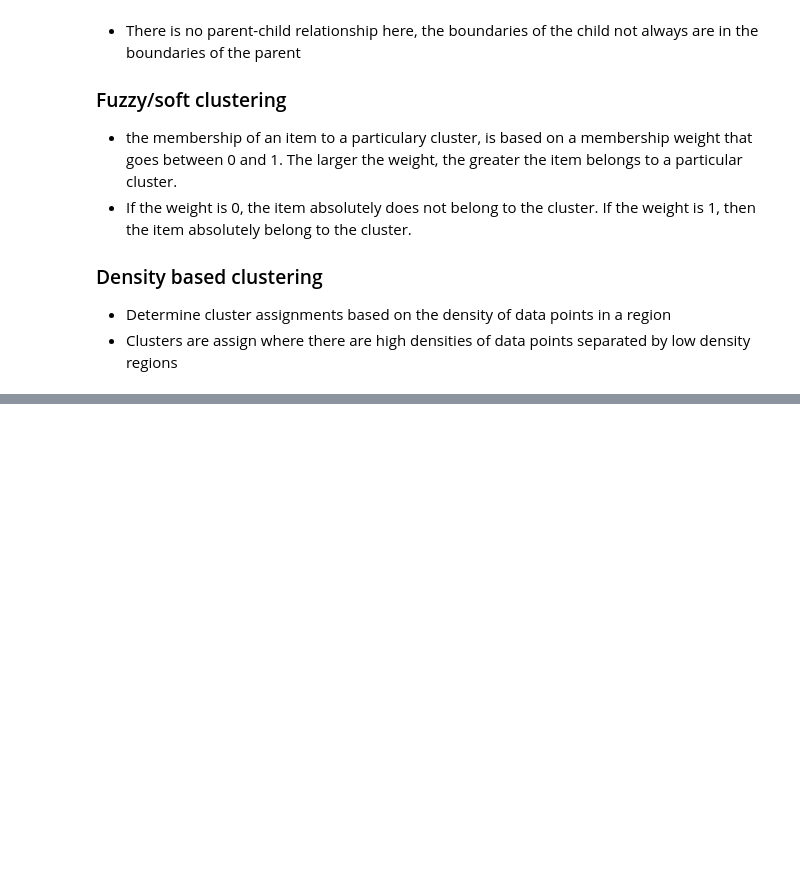
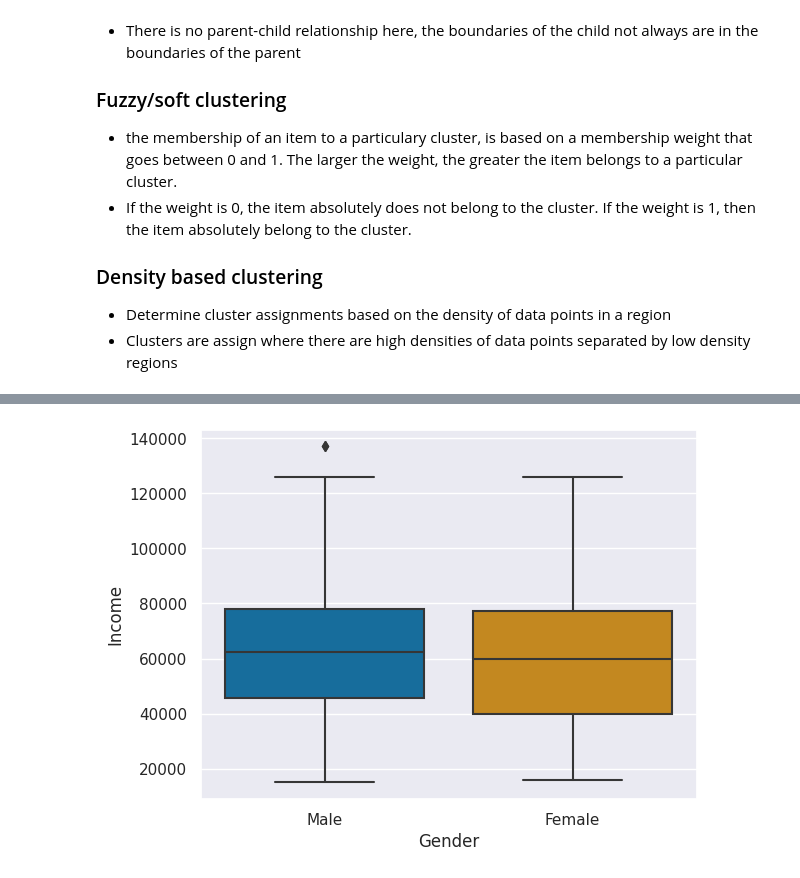
Before and after one commit to vaaaltin/data-science_ml-engineer, a Jupyter notebook: Models/kmeans.ipynb, the cells around one changed output, grey strips where cells are left out. Drawn from its saved outputs; the diff is of its cells as text; code cells hidden in the pictures; blank space fills up the shorter version.

```diff
--- a/Models/kmeans.ipynb
+++ b/Models/kmeans.ipynb
@@ -32,0 +62,4 @@
+# %%
+import pandas as pd
+customers = pd.read_csv('../data/mallcustomers.csv')
+customers.head()
@@ -32,0 +103,13 @@
+# %%
+from matplotlib import pyplot as plt
+import seaborn as sns
+sns.set_theme()
+# %%
+ax = sns.boxplot(
+    data=customers,
+    x = 'Gender',
+    y = 'Income',
+    palette = 'colorblind'
+)
+# %% [output]
+[figure, added]
```
Also changed, not shown: parts of 21 cells of this notebook, 5 other files.
